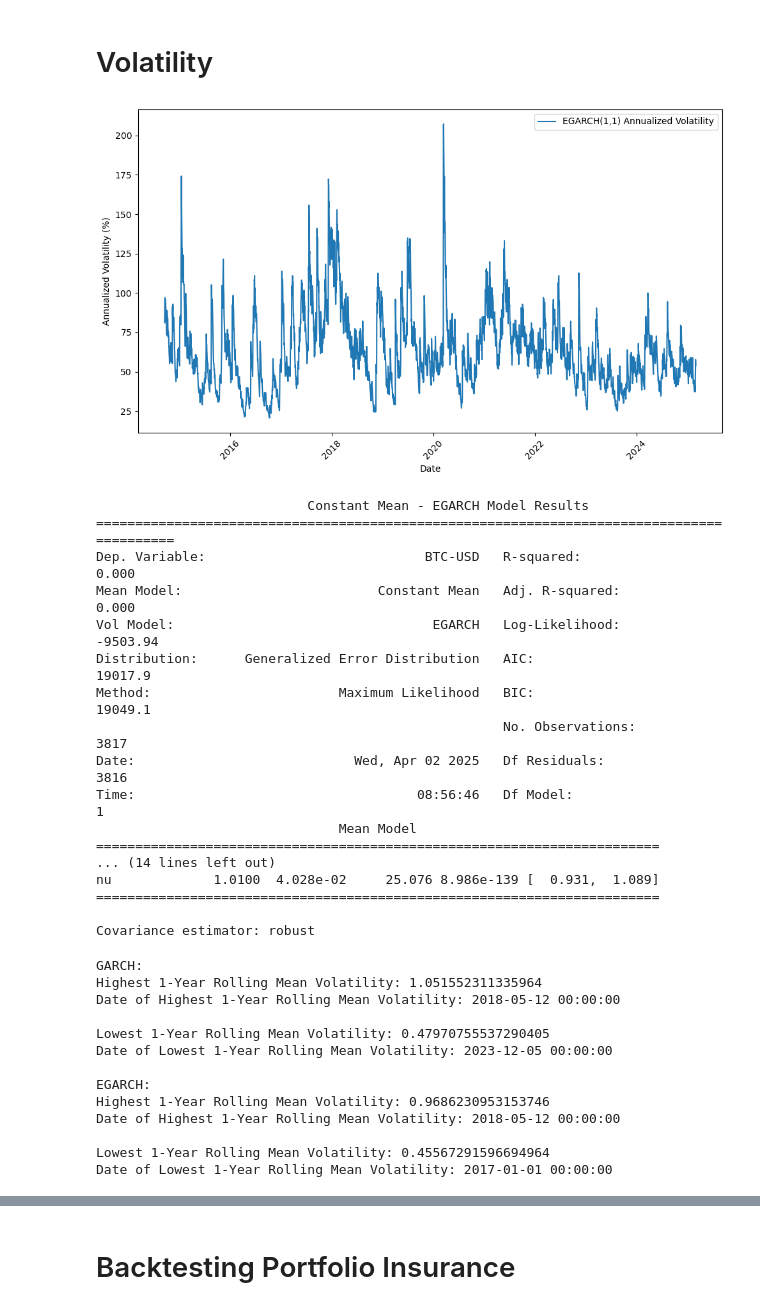
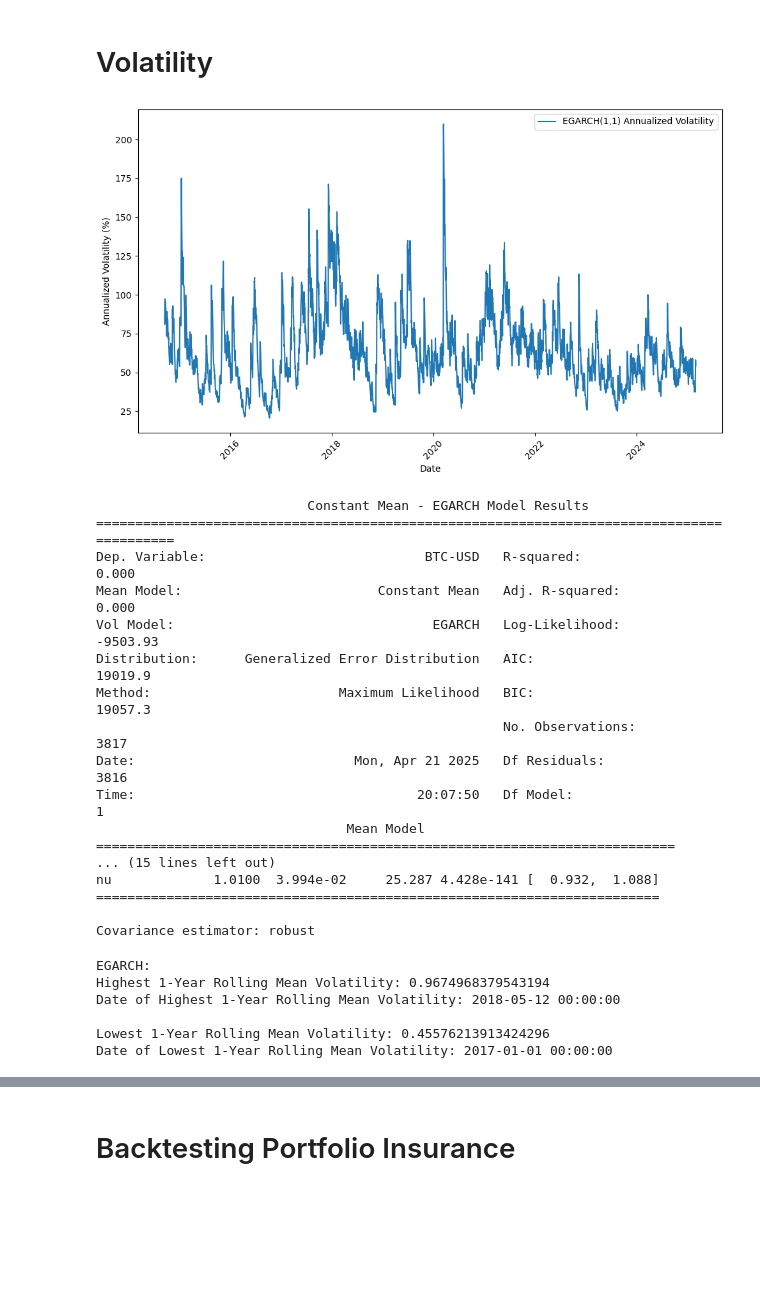
Before and after one commit to ugoescato/Applied-Master-Project, a Jupyter notebook: historical_analysis_daily.ipynb, the cells around one changed output, grey strips where cells are left out. Drawn from its saved outputs; the diff is of its cells as text; code cells hidden in the pictures; blank space fills up the shorter version.

```diff
--- a/historical_analysis_daily.ipynb
+++ b/historical_analysis_daily.ipynb
@@ -107,80 +131,53 @@ btc_returns = btc_daily.pct_change().dropna()
 # Step 2: Rescale the returns to improve convergence (scale by 100)
 scaled_returns = btc_returns * 100
 
-# # Step 3: Fit the GARCH(1,1) model to the rescaled returns
-# garch_model = arch_model(scaled_returns, vol='GARCH', p=1, q=1, dist='t')
-# garch_fit = garch_model.fit(disp='off')
-
-# # Step 4: Extract the GARCH volatility (conditional standard deviation)
-# garch_volatility = garch_fit.conditional_volatility
-
-# # Step 5: Rescale the GARCH volatility back to the original scale
-# garch_volatility = garch_volatility / 100
-
-# # Step 6: Annualize the GARCH volatility
-# garch_annualized_volatility = garch_volatility * np.sqrt(365)
-
 # Step 7: Fit the EGARCH(1,1) model to the rescaled returns
-egarch_model = arch_model(scaled_returns, vol='EGARCH', p=1, q=1, dist='ged')
+egarch_model = arch_model(scaled_returns, vol='EGARCH', p=1, o=1, q=1, dist='GED')
 egarch_fit = egarch_model.fit(disp='off')
 
 # Step 8: Extract the EGARCH volatility (conditional standard deviation)
 egarch_volatility = egarch_fit.conditional_volatility
 
 # Step 9: Rescale the EGARCH volatility back to the original scale
 egarch_volatility = egarch_volatility / 100
 
 # Step 10: Annualize the EGARCH volatility
 egarch_annualized_volatility = egarch_volatility * np.sqrt(365)
 
 # Step 11: Plot both GARCH and EGARCH annualized volatilities on the same graph
 plt.figure(figsize=(10, 6))
 # plt.plot(btc_returns.index, garch_annualized_volatility*100, label='GARCH(1,1) Annualized Volatility')
 plt.plot(btc_returns.index, egarch_annualized_volatility*100, label='EGARCH(1,1) Annualized Volatility')
 #plt.title('Annualized Volatility (GARCH(1,1) vs EGARCH(1,1))')
 plt.xlabel('Date')
 plt.ylabel('Annualized Volatility (%)')
 plt.legend()
 plt.xticks(rotation=45)  # Rotate the x-axis labels for better readability
 plt.tight_layout()
 plt.show()
 
 # Optionally, print the model summaries
-# print(garch_fit.summary())
 print(egarch_fit.summary())
 # %% [output]
-[figure, old version]
+[figure, new version]
                            Constant Mean - EGARCH Model Results
 ==========================================================================================
 Dep. Variable:                            BTC-USD   R-squared:                       0.000
 Mean Model:                         Constant Mean   Adj. R-squared:                  0.000
-Vol Model:                                 EGARCH   Log-Likelihood:               -9503.94
-Distribution:      Generalized Error Distribution   AIC:                           19017.9
-Method:                        Maximum Likelihood   BIC:                           19049.1
+Vol Model:                                 EGARCH   Log-Likelihood:               -9503.93
+Distribution:      Generalized Error Distribution   AIC:                           19019.9
+Method:                        Maximum Likelihood   BIC:                           19057.3
                                                     No. Observations:                 3817
-Date:                            Wed, Apr 02 2025   Df Residuals:                     3816
-Time:                                    08:56:46   Df Model:                            1
-                               Mean Model
-========================================================================
-... (14 lines left out)
-nu             1.0100  4.028e-02     25.076 8.986e-139 [  0.931,  1.089]
+Date:                            Mon, Apr 21 2025   Df Residuals:                     3816
+Time:                                    20:07:50   Df Model:                            1
+                                Mean Model
+==========================================================================
+... (15 lines left out)
+nu             1.0100  3.994e-02     25.287 4.428e-141 [  0.932,  1.088]
 ========================================================================
 
 Covariance estimator: robust
 # %%
-# search for highest and lowest volatility periods for both models
-highest_volatility = garch_annualized_volatility.rolling(window=365).mean().max()
-highest_volatility_date = garch_annualized_volatility.rolling(window=365).mean().idxmax()
-print('GARCH:')
-print('Highest 1-Year Rolling Mean Volatility:', highest_volatility)
-print('Date of Highest 1-Year Rolling Mean Volatility:', highest_volatility_date)
-print('')
-lowest_volatility = garch_annualized_volatility.rolling(window=365).mean().min()
-lowest_volatility_date = garch_annualized_volatility.rolling(window=365).mean().idxmin()
-print('Lowest 1-Year Rolling Mean Volatility:', lowest_volatility)
-print('Date of Lowest 1-Year Rolling Mean Volatility:', lowest_volatility_date)
-print('')
-
 print('EGARCH:')
 highest_volatility = egarch_annualized_volatility.rolling(window=365).mean().max()
 highest_volatility_date = egarch_annualized_volatility.rolling(window=365).mean().idxmax()
@@ -192,16 +189,9 @@ lowest_volatility_date = egarch_annualized_volatility.rolling(window=365).mean()
 print('Lowest 1-Year Rolling Mean Volatility:', lowest_volatility)
 print('Date of Lowest 1-Year Rolling Mean Volatility:', lowest_volatility_date)
 # %% [output]
-GARCH:
-Highest 1-Year Rolling Mean Volatility: 1.051552311335964
+EGARCH:
+Highest 1-Year Rolling Mean Volatility: 0.9674968379543194
 Date of Highest 1-Year Rolling Mean Volatility: 2018-05-12 00:00:00
 
-Lowest 1-Year Rolling Mean Volatility: 0.47970755537290405
-Date of Lowest 1-Year Rolling Mean Volatility: 2023-12-05 00:00:00
-
-EGARCH:
-Highest 1-Year Rolling Mean Volatility: 0.9686230953153746
-Date of Highest 1-Year Rolling Mean Volatility: 2018-05-12 00:00:00
-
-Lowest 1-Year Rolling Mean Volatility: 0.45567291596694964
+Lowest 1-Year Rolling Mean Volatility: 0.45576213913424296
 Date of Lowest 1-Year Rolling Mean Volatility: 2017-01-01 00:00:00
```
Also changed, not shown: parts of 27 cells of this notebook, 1 other file.
